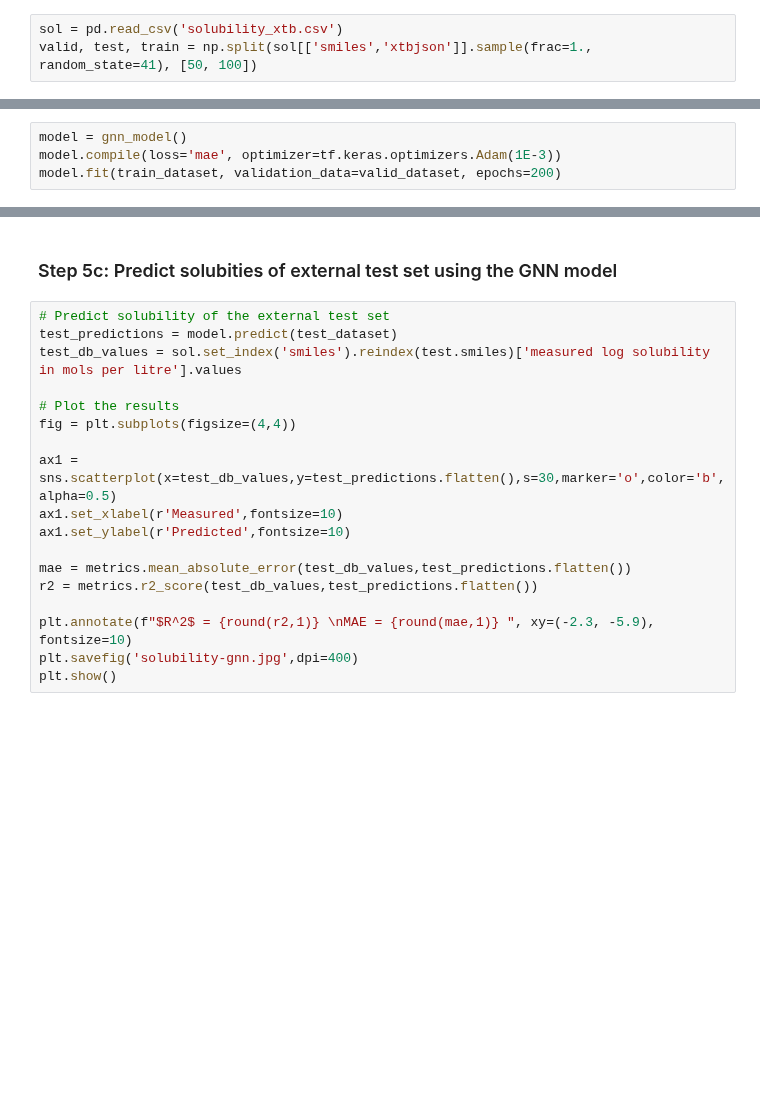
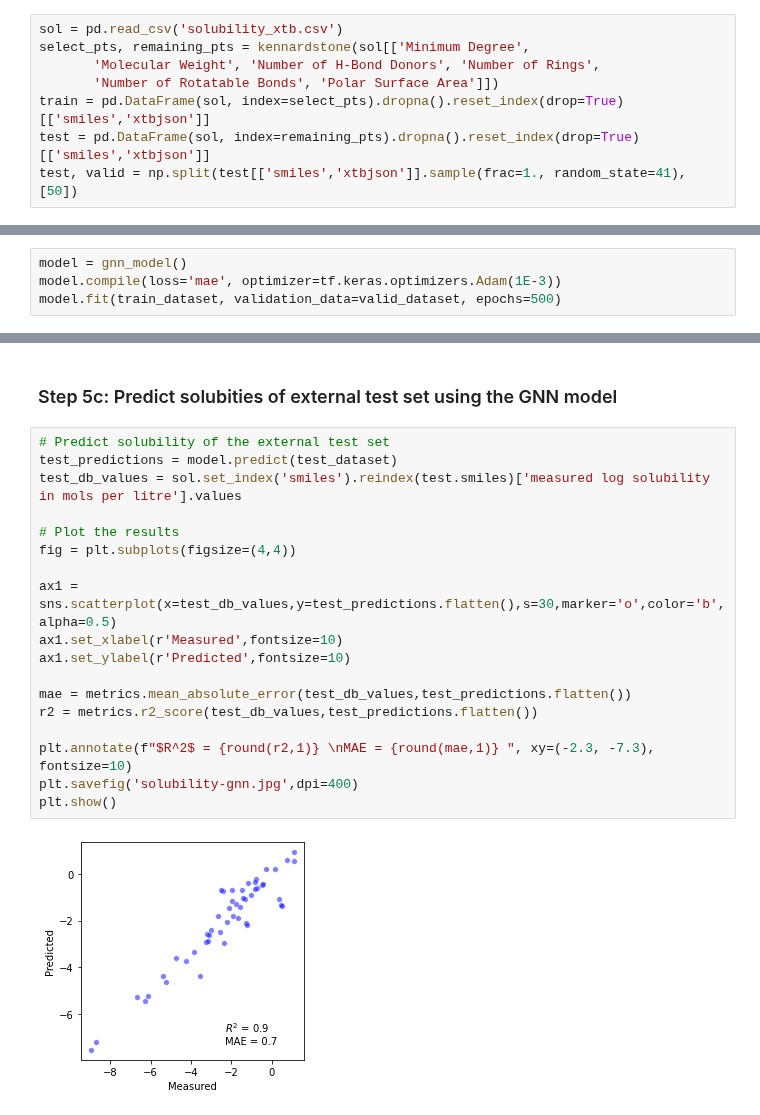
Before and after one commit to jvalegre/aqme, a Jupyter notebook: Example_workflows/End-to-end_Workflows/3-Solubility/Inputs/end-to-end-example-3.ipynb, the cells around one changed output, grey strips where cells are left out. Saved outputs shown, nothing was run; the diff lists cells and outputs as text; blank space fills up the shorter version.

```diff
--- a/Example_workflows/End-to-end_Workflows/3-Solubility/Inputs/end-to-end-example-3.ipynb
+++ b/Example_workflows/End-to-end_Workflows/3-Solubility/Inputs/end-to-end-example-3.ipynb
@@ -68,7 +92,12 @@ data.to_csv('solubility_xtb.csv',index=False)
 ###  Step 5a: Load the solubility CSV file and split the data into training, validation and test sets
 # %%
 sol = pd.read_csv('solubility_xtb.csv')
-valid, test, train = np.split(sol[['smiles','xtbjson']].sample(frac=1., random_state=41), [50, 100])
+select_pts, remaining_pts = kennardstone(sol[['Minimum Degree',
+       'Molecular Weight', 'Number of H-Bond Donors', 'Number of Rings',
+       'Number of Rotatable Bonds', 'Polar Surface Area']])
+train = pd.DataFrame(sol, index=select_pts).dropna().reset_index(drop=True)[['smiles','xtbjson']]
+test = pd.DataFrame(sol, index=remaining_pts).dropna().reset_index(drop=True)[['smiles','xtbjson']]
+test, valid = np.split(test[['smiles','xtbjson']].sample(frac=1., random_state=41), [50])
 # %% [markdown]
 ###  Step 5b: Set up the GNN dataset and model
 # %%
@@ -77,4 +106,4 @@ inputs, outputs = next(train_dataset.as_numpy_iterator())
 # %%
 model = gnn_model()
 model.compile(loss='mae', optimizer=tf.keras.optimizers.Adam(1E-3))
-model.fit(train_dataset, validation_data=valid_dataset, epochs=200)
+model.fit(train_dataset, validation_data=valid_dataset, epochs=500)
@@ -83,18 +132,20 @@ model.fit(train_dataset, validation_data=valid_dataset, epochs=200)
 # %%
 # Predict solubility of the external test set
 test_predictions = model.predict(test_dataset)
 test_db_values = sol.set_index('smiles').reindex(test.smiles)['measured log solubility in mols per litre'].values
 
 # Plot the results
 fig = plt.subplots(figsize=(4,4))
 
 ax1 = sns.scatterplot(x=test_db_values,y=test_predictions.flatten(),s=30,marker='o',color='b',alpha=0.5)
 ax1.set_xlabel(r'Measured',fontsize=10)
 ax1.set_ylabel(r'Predicted',fontsize=10)
 
 mae = metrics.mean_absolute_error(test_db_values,test_predictions.flatten())
 r2 = metrics.r2_score(test_db_values,test_predictions.flatten())
 
-plt.annotate(f"$R^2$ = {round(r2,1)} \nMAE = {round(mae,1)} ", xy=(-2.3, -5.9), fontsize=10)
+plt.annotate(f"$R^2$ = {round(r2,1)} \nMAE = {round(mae,1)} ", xy=(-2.3, -7.3), fontsize=10)
 plt.savefig('solubility-gnn.jpg',dpi=400)
 plt.show()
+# %% [output]
+[figure, added]
```
Also changed, not shown: parts of 4 cells of this notebook, 1 other file.
